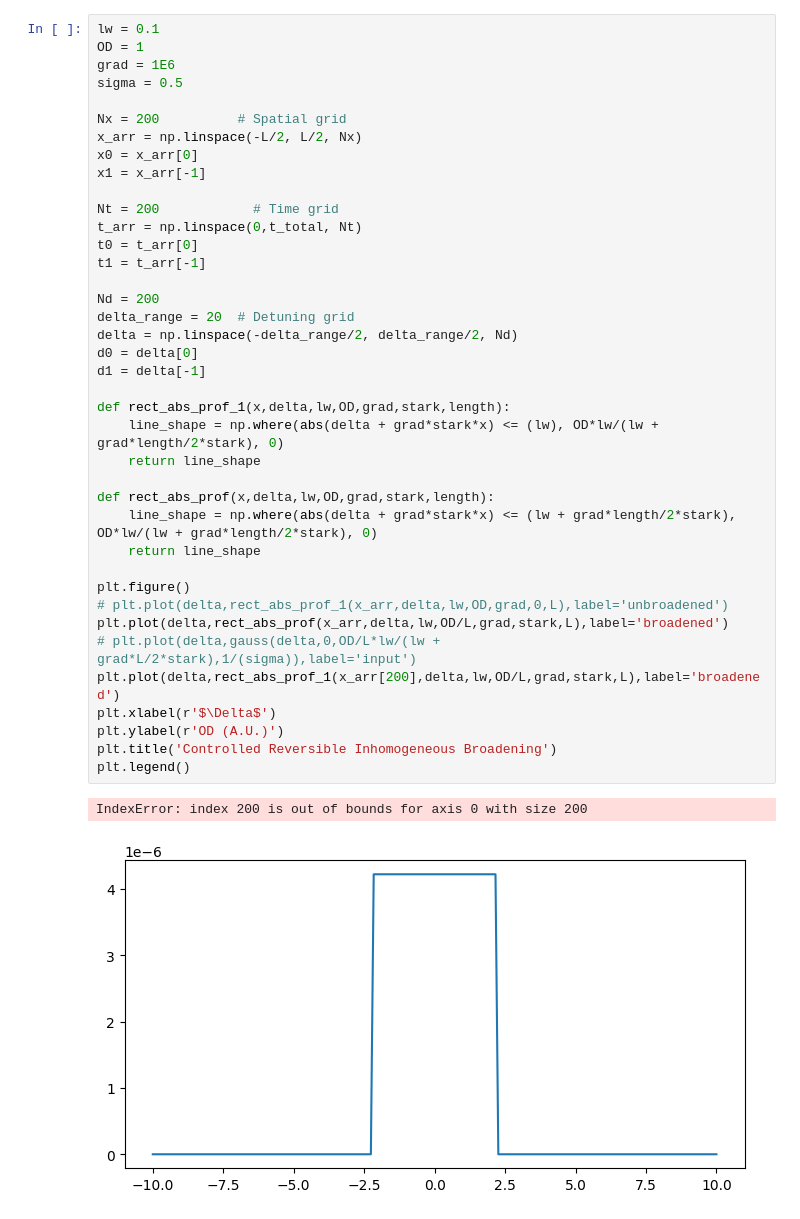
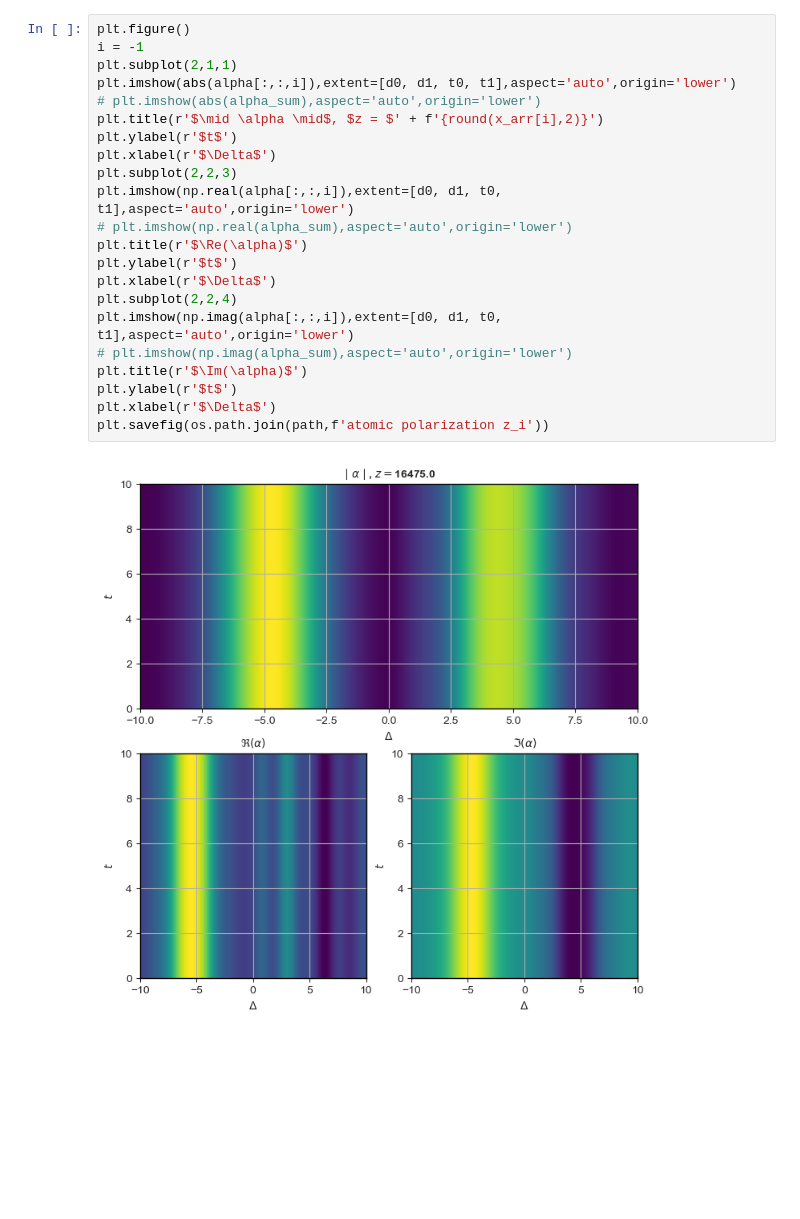
Before and after one commit to FinleyGB/FruitFlies, a Jupyter notebook: GEM_dev_v1.ipynb, the cells around one changed output. Drawn from its saved outputs; the diff is of its cells as text; blank space fills up the shorter version.

```diff
--- a/GEM_dev_v1.ipynb
+++ b/GEM_dev_v1.ipynb
@@ -448,42 +395,24 @@ with open(os.path.join(path,'params.txt'), 'w') as f:
-# %%
-lw = 0.1
-OD = 1
-grad = 1E6
-sigma = 0.5
-
-Nx = 200          # Spatial grid
-x_arr = np.linspace(-L/2, L/2, Nx)
-x0 = x_arr[0]
-x1 = x_arr[-1]
-
-Nt = 200            # Time grid
-t_arr = np.linspace(0,t_total, Nt)
-t0 = t_arr[0]
-t1 = t_arr[-1]
-
-Nd = 200
-delta_range = 20  # Detuning grid
-delta = np.linspace(-delta_range/2, delta_range/2, Nd)
-d0 = delta[0]
-d1 = delta[-1]
-
-def rect_abs_prof_1(x,delta,lw,OD,grad,stark,length):
-    line_shape = np.where(abs(delta + grad*stark*x) <= (lw), OD*lw/(lw + grad*length/2*stark), 0)
-    return line_shape
-
-def rect_abs_prof(x,delta,lw,OD,grad,stark,length):
-    line_shape = np.where(abs(delta + grad*stark*x) <= (lw + grad*length/2*stark), OD*lw/(lw + grad*length/2*stark), 0)
-    return line_shape
-
-plt.figure()
-# plt.plot(delta,rect_abs_prof_1(x_arr,delta,lw,OD,grad,0,L),label='unbroadened')
-plt.plot(delta,rect_abs_prof(x_arr,delta,lw,OD/L,grad,stark,L),label='broadened')
-# plt.plot(delta,gauss(delta,0,OD/L*lw/(lw + grad*L/2*stark),1/(sigma)),label='input')
-plt.plot(delta,rect_abs_prof_1(x_arr[200],delta,lw,OD/L,grad,stark,L),label='broadened')
-plt.xlabel(r'$\Delta$')
-plt.ylabel(r'OD (A.U.)')
-plt.title('Controlled Reversible Inhomogeneous Broadening')
-plt.legend()
-# %% [output]
-IndexError: index 200 is out of bounds for axis 0 with size 200
-[figure, removed]
+# %%
+plt.figure()
+i = -1
+plt.subplot(2,1,1)
+plt.imshow(abs(alpha[:,:,i]),extent=[d0, d1, t0, t1],aspect='auto',origin='lower')
+# plt.imshow(abs(alpha_sum),aspect='auto',origin='lower')
+plt.title(r'$\mid \alpha \mid$, $z = $' + f'{round(x_arr[i],2)}')
+plt.ylabel(r'$t$')
+plt.xlabel(r'$\Delta$')
+plt.subplot(2,2,3)
+plt.imshow(np.real(alpha[:,:,i]),extent=[d0, d1, t0, t1],aspect='auto',origin='lower')
+# plt.imshow(np.real(alpha_sum),aspect='auto',origin='lower')
+plt.title(r'$\Re(\alpha)$')
+plt.ylabel(r'$t$')
+plt.xlabel(r'$\Delta$')
+plt.subplot(2,2,4)
+plt.imshow(np.imag(alpha[:,:,i]),extent=[d0, d1, t0, t1],aspect='auto',origin='lower')
+# plt.imshow(np.imag(alpha_sum),aspect='auto',origin='lower')
+plt.title(r'$\Im(\alpha)$')
+plt.ylabel(r'$t$')
+plt.xlabel(r'$\Delta$')
+plt.savefig(os.path.join(path,f'atomic polarization z_i'))
+# %% [output]
+[figure, added]
```
Also changed, not shown: parts of 15 cells of this notebook, 3 other files.
